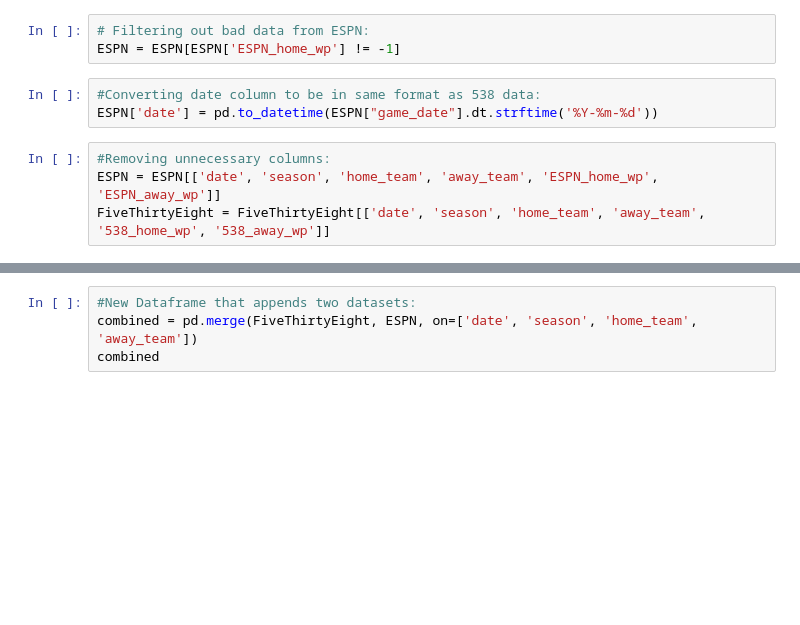
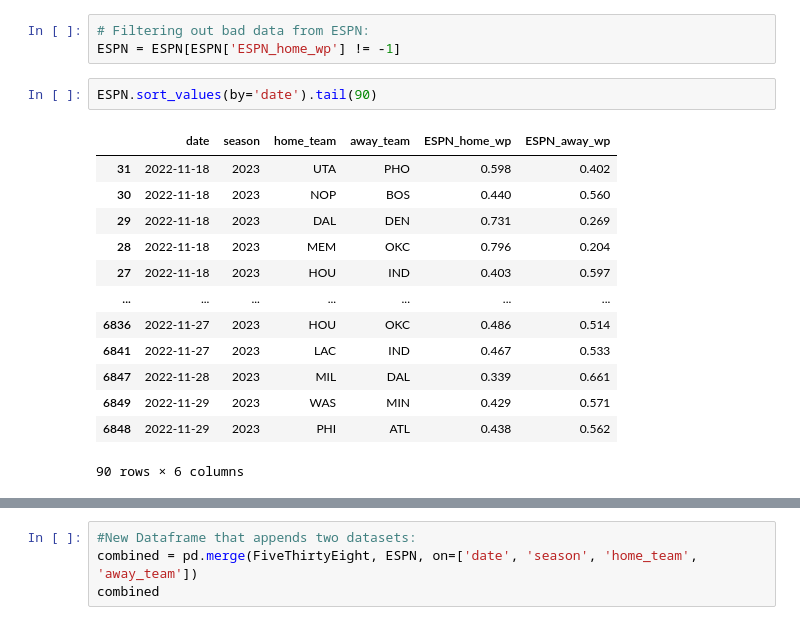
Before and after one commit to cis3296f22/bettR, a Jupyter notebook: modelDataFrameBuilder (1).ipynb, the cells around one changed output, grey strips where cells are left out. Saved outputs shown, nothing was run; the diff lists cells and outputs as text; blank space fills up the shorter version.

```diff
--- a/modelDataFrameBuilder (1).ipynb
+++ b/modelDataFrameBuilder (1).ipynb
@@ -32,11 +82,20 @@ FiveThirtyEight['538_away_wp'] = 1 - FiveThirtyEight['538_home_wp']
 # %%
 # Filtering out bad data from ESPN:
 ESPN = ESPN[ESPN['ESPN_home_wp'] != -1]
-# %%
-#Converting date column to be in same format as 538 data:
-ESPN['date'] = pd.to_datetime(ESPN["game_date"].dt.strftime('%Y-%m-%d'))
-# %%
-#Removing unnecessary columns:
-ESPN = ESPN[['date', 'season', 'home_team', 'away_team', 'ESPN_home_wp', 'ESPN_away_wp']]
-FiveThirtyEight = FiveThirtyEight[['date', 'season', 'home_team', 'away_team', '538_home_wp', '538_away_wp']]
+# %%
+ESPN.sort_values(by='date').tail(90)
+# %% [output]
+|  | date | season | home_team | away_team | ESPN_home_wp | ESPN_away_wp |
+| 31 | 2022-11-18 | 2023 | UTA | PHO | 0.598 | 0.402 |
+| 30 | 2022-11-18 | 2023 | NOP | BOS | 0.440 | 0.560 |
+| 29 | 2022-11-18 | 2023 | DAL | DEN | 0.731 | 0.269 |
+| 28 | 2022-11-18 | 2023 | MEM | OKC | 0.796 | 0.204 |
+| 27 | 2022-11-18 | 2023 | HOU | IND | 0.403 | 0.597 |
+| ... | ... | ... | ... | ... | ... | ... |
+| 6836 | 2022-11-27 | 2023 | HOU | OKC | 0.486 | 0.514 |
+| 6841 | 2022-11-27 | 2023 | LAC | IND | 0.467 | 0.533 |
+| 6847 | 2022-11-28 | 2023 | MIL | DAL | 0.339 | 0.661 |
+| 6849 | 2022-11-29 | 2023 | WAS | MIN | 0.429 | 0.571 |
+| 6848 | 2022-11-29 | 2023 | PHI | ATL | 0.438 | 0.562 |
+90 rows × 6 columns
 # %%
```
Also changed, not shown: parts of 7 cells of this notebook, 1 other file.
